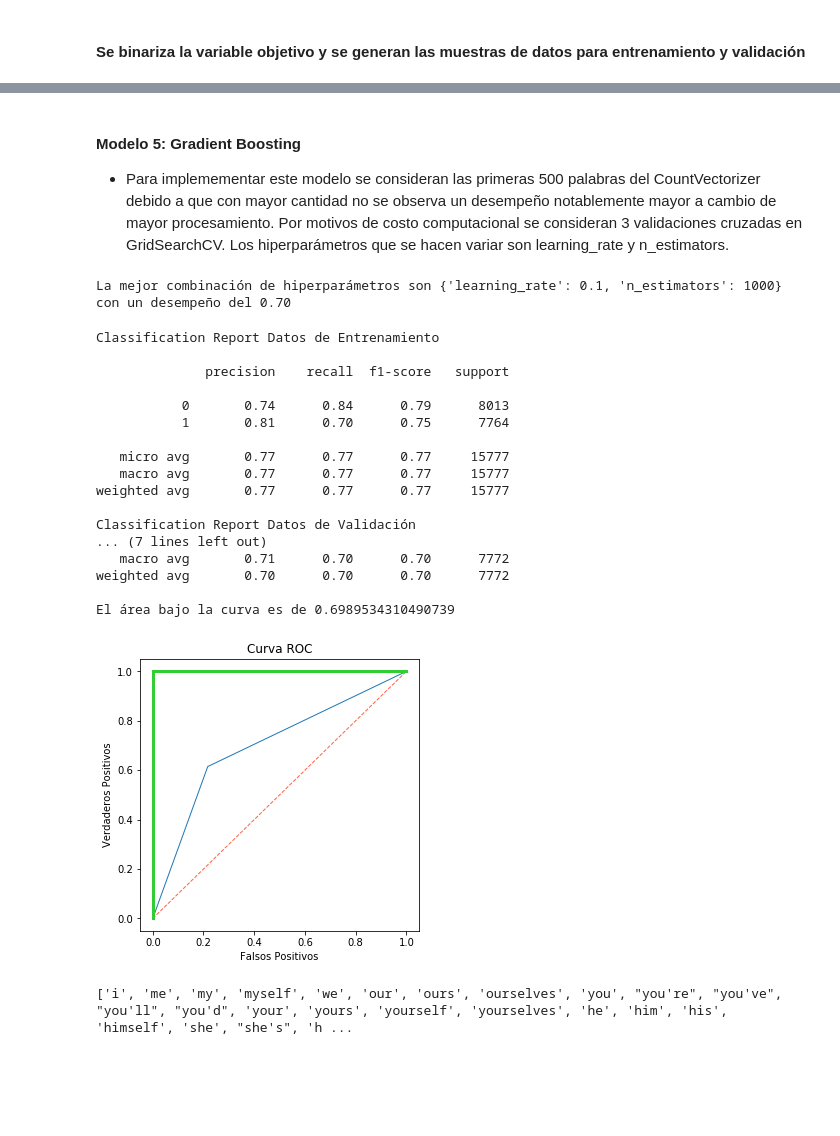
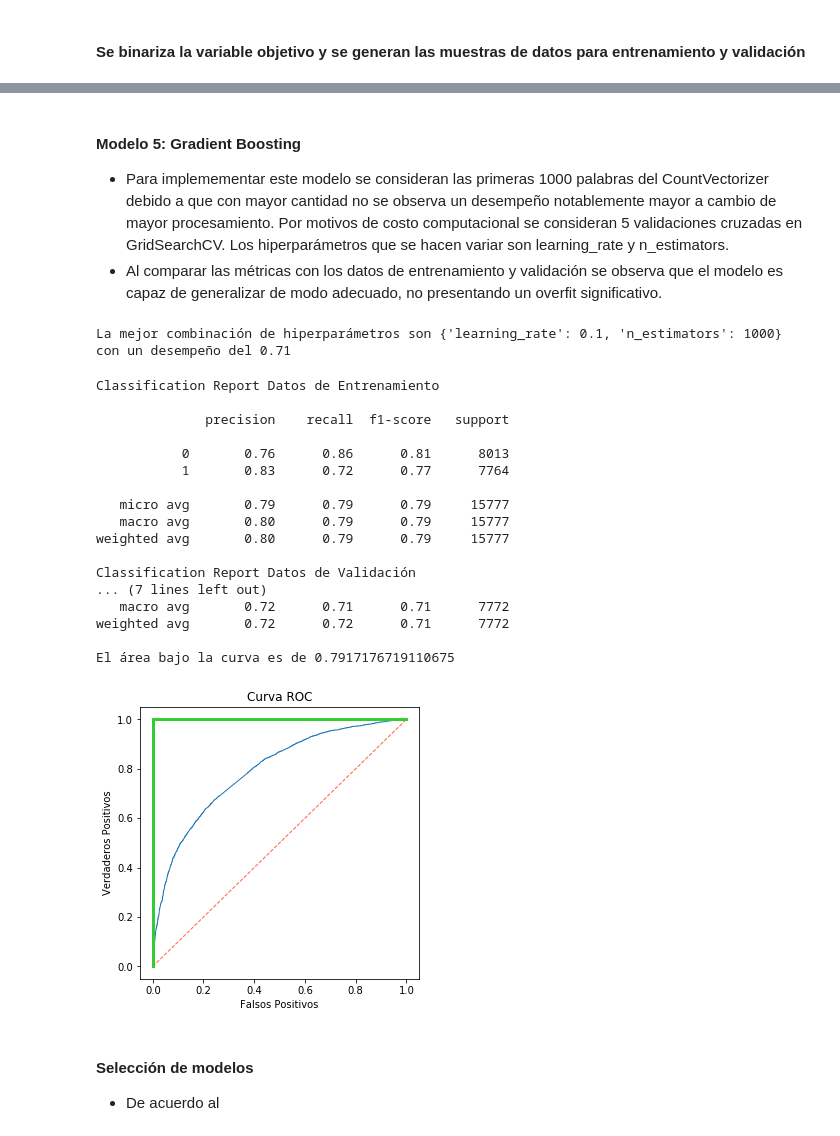
Before and after one commit to jvaldesh/data_science, a Jupyter notebook: 03_machine_learning/Prueba 1/Julio Valdés - Prueba 1. Análisis de Sentimientos de Twitter.ipynb, the cells around one changed output, grey strips where cells are left out. Cells and saved outputs as stored; diff of their text form; code cells hidden in the pictures; blank space fills up the shorter version.

```diff
--- a/03_machine_learning/Prueba 1/Julio Valdés - Prueba 1. Análisis de Sentimientos de Twitter.ipynb
+++ b/03_machine_learning/Prueba 1/Julio Valdés - Prueba 1. Análisis de Sentimientos de Twitter.ipynb
@@ -373,6 +382,6 @@ La mejor combinación de hiperparámetros son {'C': 1, 'gamma': 0.1} con un dese
 # %%
 pipeline_model3 = Pipeline([
-    ('cv', CountVectorizer(stop_words = stopwords.words('english'), max_features = 500, preprocessor = preprocesamiento)),
+    ('cv', CountVectorizer(stop_words = stopw, max_features = 1000, preprocessor = preprocesamiento)),
     ('svc', SVC(kernel='rbf', C = 1, gamma = 0.1, probability = True))
 ])
 pipeline_model3.fit(X_train, y_train)
@@ -409,7 +419,7 @@ El área bajo la curva es de 0.7840291512579292
 # %%
 min_samples_split_param_range = np.linspace(0.1, 1.0, 10)
 criterion_param_range = ['gini', 'entropy']
-max_depth_param_range = np.linspace(1, 50, 50)
+max_depth_param_range = np.linspace(1, 100, 50)
 param_grid = dict(
     min_samples_split = min_samples_split_param_range,
     criterion = criterion_param_range,
@@ -417,8 +427,8 @@ param_grid = dict(
 )
 
 grid_search_cv = Pipeline([
-    ('cv', CountVectorizer(stop_words = stopwords.words('english'), max_features = 500, preprocessor = preprocesamiento)),
-    ('grid', GridSearchCV(DecisionTreeClassifier(), param_grid = param_grid, cv = 3, n_jobs = -1))
+    ('cv', CountVectorizer(stop_words = stopw, max_features = 1000, preprocessor = preprocesamiento)),
+    ('grid', GridSearchCV(DecisionTreeClassifier(), param_grid = param_grid, cv = 5, n_jobs = -1))
 ])
 grid_search_cv.fit(X_train, y_train)
 grid_step = grid_search_cv.named_steps['grid']
@@ -428,7 +438,7 @@ La mejor combinación de hiperparámetros son {'criterion': 'gini', 'max_depth':
 # %%
 pipeline_model4 = Pipeline([
-    ('cv', CountVectorizer(stop_words = stopwords.words('english'), max_features = 500, preprocessor = preprocesamiento)),
-    ('tree', DecisionTreeClassifier(criterion = 'gini', max_depth = 47, min_samples_split = 0.1))
+    ('cv', CountVectorizer(stop_words = stopw, max_features = 1000, preprocessor = preprocesamiento)),
+    ('tree', DecisionTreeClassifier(criterion = 'gini', max_depth = 100, min_samples_split = 0.1))
 ])
 pipeline_model4.fit(X_train, y_train)
 print("Classification Report Datos de Entrenamiento\n")
@@ -461,6 +471,7 @@ El área bajo la curva es de 0.6771073879943392
 # %% [markdown]
 #### Modelo 5: Gradient Boosting
-* Para implemementar este modelo se consideran las primeras 500 palabras del CountVectorizer debido a que con mayor cantidad no se observa un desempeño notablemente mayor a cambio de mayor procesamiento. Por motivos de costo computacional se consideran 3 validaciones cruzadas en GridSearchCV. Los hiperparámetros que se hacen variar son learning_rate y n_estimators.
+* Para implemementar este modelo se consideran las primeras 1000 palabras del CountVectorizer debido a que con mayor cantidad no se observa un desempeño notablemente mayor a cambio de mayor procesamiento. Por motivos de costo computacional se consideran 5 validaciones cruzadas en GridSearchCV. Los hiperparámetros que se hacen variar son learning_rate y n_estimators.
+* Al comparar las métricas con los datos de entrenamiento y validación se observa que el modelo es capaz de generalizar de modo adecuado, no presentando un overfit significativo.
 # %%
 n_estimators_param_range = [100, 500, 1000]
 learning_rate_param_range = [0.01, 0.1, 1, 10]
@@ -470,52 +481,47 @@ param_grid = dict(
 )
 
 grid_search_cv = Pipeline([
-    ('cv', CountVectorizer(stop_words = stopwords.words('english'), max_features = 500, preprocessor = preprocesamiento)),
-    ('grid', GridSearchCV(GradientBoostingClassifier(), param_grid = param_grid, cv = 3, n_jobs = -1))
+    ('cv', CountVectorizer(stop_words = stopw, max_features = 1000, preprocessor = preprocesamiento)),
+    ('grid', GridSearchCV(GradientBoostingClassifier(), param_grid = param_grid, cv = 5, n_jobs = -1))
 ])
 grid_search_cv.fit(X_train, y_train)
 grid_step = grid_search_cv.named_steps['grid']
 print("La mejor combinación de hiperparámetros son %s con un desempeño del %0.2f" % (grid_step.best_params_, grid_step.best_score_))
 # %% [output]
-La mejor combinación de hiperparámetros son {'learning_rate': 0.1, 'n_estimators': 1000} con un desempeño del 0.70
+La mejor combinación de hiperparámetros son {'learning_rate': 0.1, 'n_estimators': 1000} con un desempeño del 0.71
 # %%
 pipeline_model5 = Pipeline([
-    ('cv', CountVectorizer(stop_words = stopwords.words('english'), max_features = 500, preprocessor = preprocesamiento)),
+    ('cv', CountVectorizer(stop_words = stopw, max_features = 1000, preprocessor = preprocesamiento)),
     ('tree', GradientBoostingClassifier(learning_rate = 0.1, n_estimators = 1000))
 ])
 pipeline_model5.fit(X_train, y_train)
 print("Classification Report Datos de Entrenamiento\n")
 train_pred = pipeline_model5.predict(X_train)
 print(classification_report(y_train, train_pred))
 print("Classification Report Datos de Validación\n")
 test_pred = pipeline_model5.predict(X_test)
 print(classification_report(y_test, test_pred))
 test_pred_proba = pipeline_model5.predict_proba(X_test)
 roc_curve_plot(y_test, test_pred_proba)
 # %% [output]
 Classification Report Datos de Entrenamiento
 
               precision    recall  f1-score   support
 
-           0       0.74      0.84      0.79      8013
-           1       0.81      0.70      0.75      7764
+           0       0.76      0.86      0.81      8013
+           1       0.83      0.72      0.77      7764
 
-   micro avg       0.77      0.77      0.77     15777
-   macro avg       0.77      0.77      0.77     15777
-weighted avg       0.77      0.77      0.77     15777
+   micro avg       0.79      0.79      0.79     15777
+   macro avg       0.80      0.79      0.79     15777
+weighted avg       0.80      0.79      0.79     15777
 
 Classification Report Datos de Validación
 ... (7 lines left out)
-   macro avg       0.71      0.70      0.70      7772
-weighted avg       0.70      0.70      0.70      7772
+   macro avg       0.72      0.71      0.71      7772
+weighted avg       0.72      0.72      0.71      7772
 
-El área bajo la curva es de 0.6989534310490739
+El área bajo la curva es de 0.7917176719110675
-[figure, old version]
+[figure, new version]
-# %%
-l = stopwords.words('english')
-l.append('doe')
-l.append('ha')
-l.append('wa')
-print(l)
-# %% [output]
-['i', 'me', 'my', 'myself', 'we', 'our', 'ours', 'ourselves', 'you', "you're", "you've", "you'll", "you'd", 'your', 'yours', 'yourself', 'yourselves', 'he', 'him', 'his', 'himself', 'she', "she's", 'h ...
+# %% [markdown]
+#### Selección de modelos
+* De acuerdo al
```
Also changed, not shown: parts of 18 cells of this notebook.
